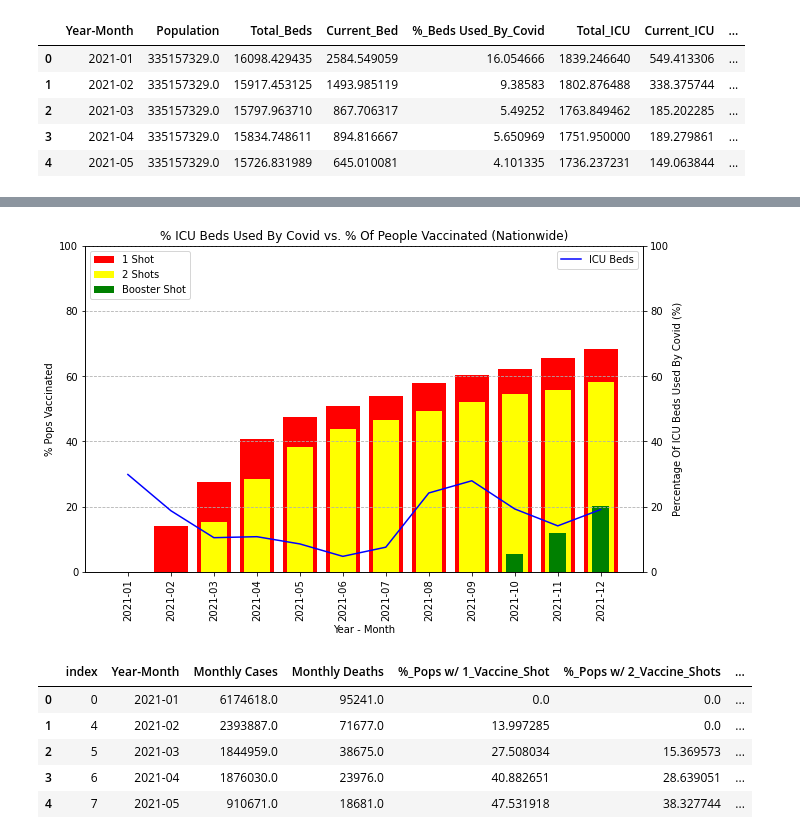
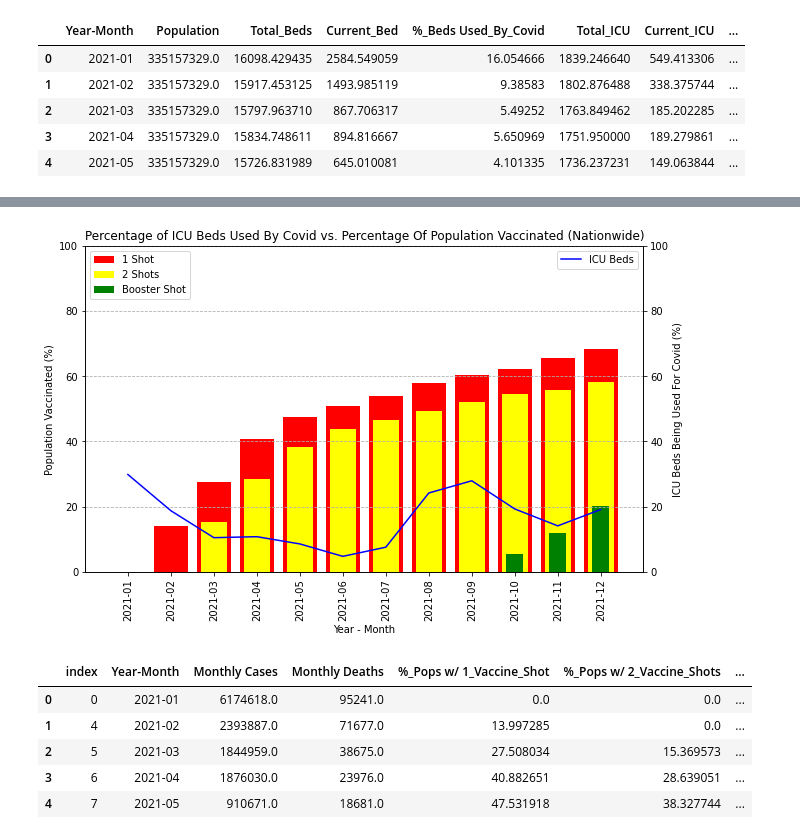
Before and after one commit to tracypoon/Group_3_Project, a Jupyter notebook: Tom/Covid Data Analysis v2.ipynb, the cells around one changed output, grey strips where cells are left out. Cells and saved outputs as stored; diff of their text form; code cells hidden in the pictures.

```diff
--- a/Tom/Covid Data Analysis v2.ipynb
+++ b/Tom/Covid Data Analysis v2.ipynb
@@ -399,37 +399,37 @@ plt.show()
 # %%
 # Create a line and bar chart based on the % hospital ICU beds used by covid and % of people vaccinated
 fig, ax1 = plt.subplots()
 plt.rcParams["figure.figsize"]=[10,6]
 ax1.set_xlabel("Year - Month")
 ax1.tick_params(axis = "x", labelrotation = 90)
-ax1.set_ylabel("% Pops Vaccinated")
+ax1.set_ylabel("Population Vaccinated (%)")
 ax1.bar(final_monthly_set2_df["Year-Month"], final_monthly_set2_df["%_Pops w/ 1_Vaccine_Shot"], color = "red",
         label = "1 Shot", width= 0.8)
 ax1.bar(final_monthly_set2_df["Year-Month"], final_monthly_set2_df["%_Pops w/ 2_Vaccine_Shots"], color = "yellow",
         label = "2 Shots", width= 0.6)
 ax1.bar(final_monthly_set2_df["Year-Month"], final_monthly_set2_df["%_Pops w/ Booster_Shot"], color = "green",
         label = "Booster Shot", width= 0.4)
 ax1.set_ylim([0, 100])
 ax1.legend(loc = "upper left")
 
 ax2 = ax1.twinx()
 ax2.plot(final_monthly_set2_df["Year-Month"], final_monthly_set2_df["%_ICU_Beds Used_By_Covid"], color = "blue",
          label = "ICU Beds")
-ax2.set_ylabel("Percentage Of ICU Beds Used By Covid (%)")
+ax2.set_ylabel("ICU Beds Being Used For Covid (%)")
 ax2.set_ylim([0, 100])
 ax2.legend(loc = "upper right")
 plt.grid(linestyle = '--')
-plt.title("% ICU Beds Used By Covid vs. % Of People Vaccinated (Nationwide)")
-plt.savefig("ICUbeds_vs_PerVaccinated.png",
+plt.title("Percentage of ICU Beds Used By Covid vs. Percentage Of Population Vaccinated (Nationwide)")
+plt.savefig("Images/ICUbeds_vs_PerVaccinated.png",
             bbox_inches ="tight",
             pad_inches = 1,
             transparent = True,
             facecolor ="w",
             edgecolor ="b",
             orientation ="landscape")
 plt.show()
 # %% [output]
-[figure, old version]
+[figure, new version]
 # %%
 # Create the "final_monthly_set3_df" dataframe
 
```
Also changed, not shown: parts of 9 cells of this notebook, 10 other files.
